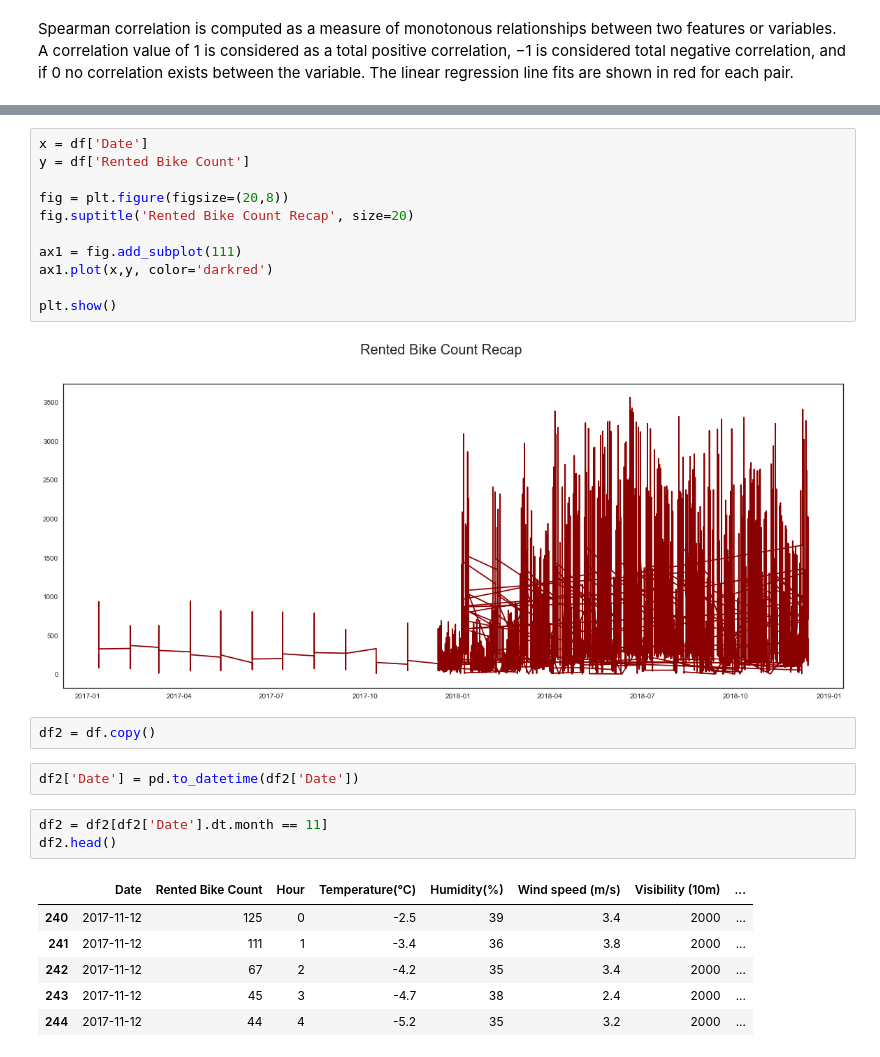
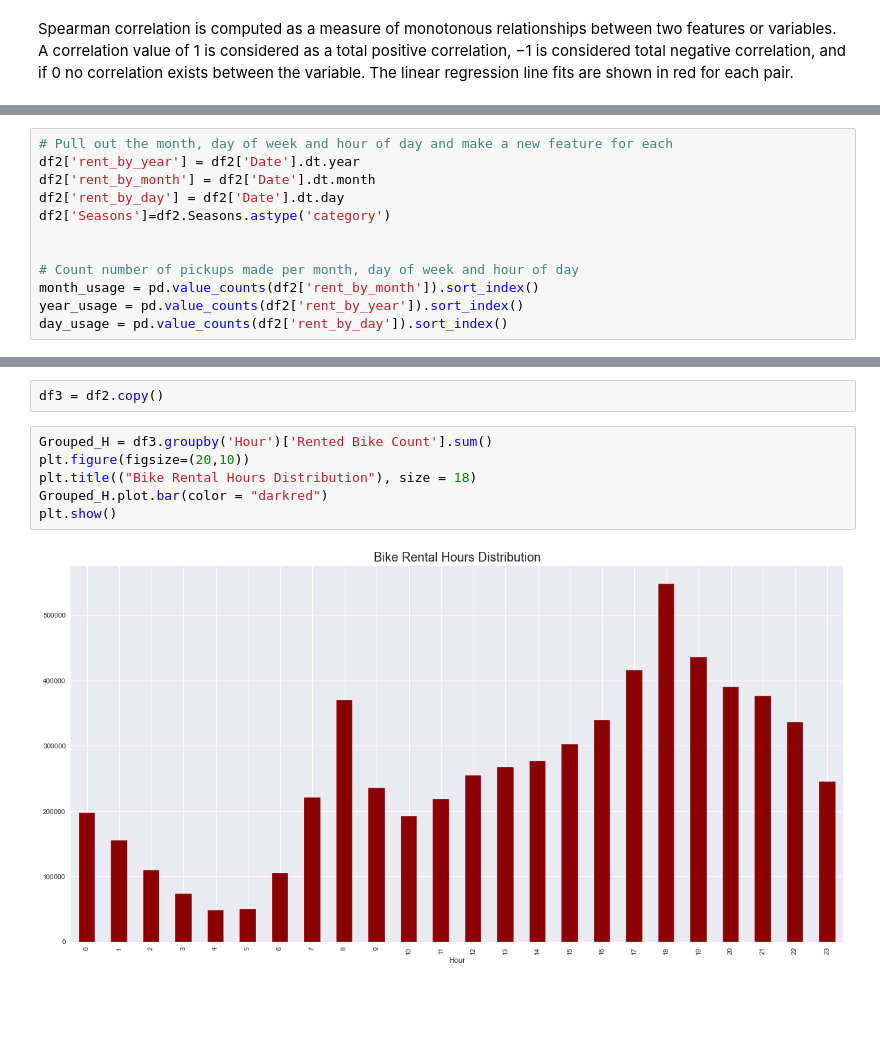
Before and after one commit to sylviandr/Seoul_Bike_Demand_Prediction, a Jupyter notebook: Rental-Bike Seoul/BikeRentalSeoul.ipynb, the cells around one changed output, grey strips where cells are left out. Saved outputs shown, nothing was run; the diff lists cells and outputs as text; blank space fills up the shorter version.

```diff
--- a/Rental-Bike Seoul/BikeRentalSeoul.ipynb
+++ b/Rental-Bike Seoul/BikeRentalSeoul.ipynb
@@ -283,0 +378,12 @@ df['Date'] = pd.to_datetime(df['Date'])
+# %%
+# Pull out the month, day of week and hour of day and make a new feature for each
+df2['rent_by_year'] = df2['Date'].dt.year
+df2['rent_by_month'] = df2['Date'].dt.month
+df2['rent_by_day'] = df2['Date'].dt.day
+df2['Seasons']=df2.Seasons.astype('category')
+
+
+# Count number of pickups made per month, day of week and hour of day
+month_usage = pd.value_counts(df2['rent_by_month']).sort_index()
+year_usage = pd.value_counts(df2['rent_by_year']).sort_index()
+day_usage = pd.value_counts(df2['rent_by_day']).sort_index()
@@ -284,27 +435,10 @@ df['Date'] = pd.to_datetime(df['Date'])
+# %%
+df3 = df2.copy()
 # %%
-x = df['Date']
-y = df['Rented Bike Count']
-
-fig = plt.figure(figsize=(20,8))
-fig.suptitle('Rented Bike Count Recap', size=20)
-
-ax1 = fig.add_subplot(111)
-ax1.plot(x,y, color='darkred')
-
+Grouped_H = df3.groupby('Hour')['Rented Bike Count'].sum()
+plt.figure(figsize=(20,10))
+plt.title(("Bike Rental Hours Distribution"), size = 18)
+Grouped_H.plot.bar(color = "darkred")
 plt.show()
 # %% [output]
-[figure, old version]
+[figure, new version]
-# %%
-df2 = df.copy()
-# %%
-df2['Date'] = pd.to_datetime(df2['Date'])
-# %%
-df2 = df2[df2['Date'].dt.month == 11]
-df2.head()
-# %% [output]
-|  | Date | Rented Bike Count | Hour | Temperature(°C) | Humidity(%) | Wind speed (m/s) | Visibility (10m) | ... |
-| 240 | 2017-11-12 | 125 | 0 | -2.5 | 39 | 3.4 | 2000 | ... |
-| 241 | 2017-11-12 | 111 | 1 | -3.4 | 36 | 3.8 | 2000 | ... |
-| 242 | 2017-11-12 | 67 | 2 | -4.2 | 35 | 3.4 | 2000 | ... |
-| 243 | 2017-11-12 | 45 | 3 | -4.7 | 38 | 2.4 | 2000 | ... |
-| 244 | 2017-11-12 | 44 | 4 | -5.2 | 35 | 3.2 | 2000 | ... |
```
Also changed, not shown: parts of 22 cells of this notebook.
